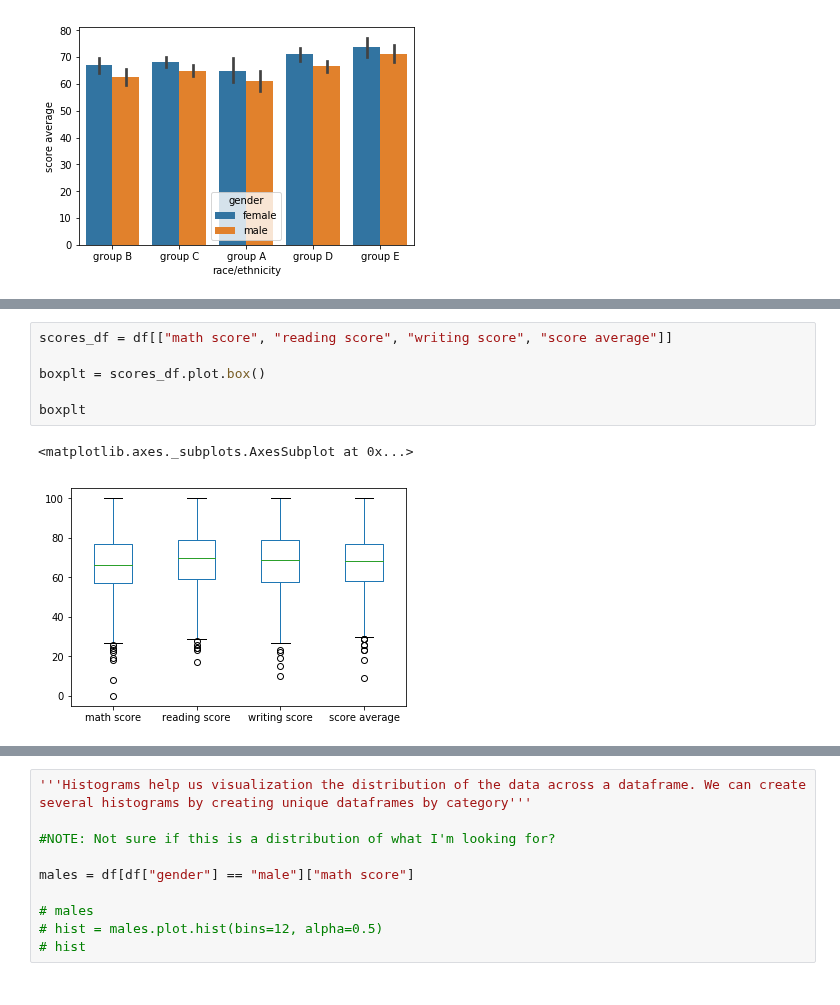
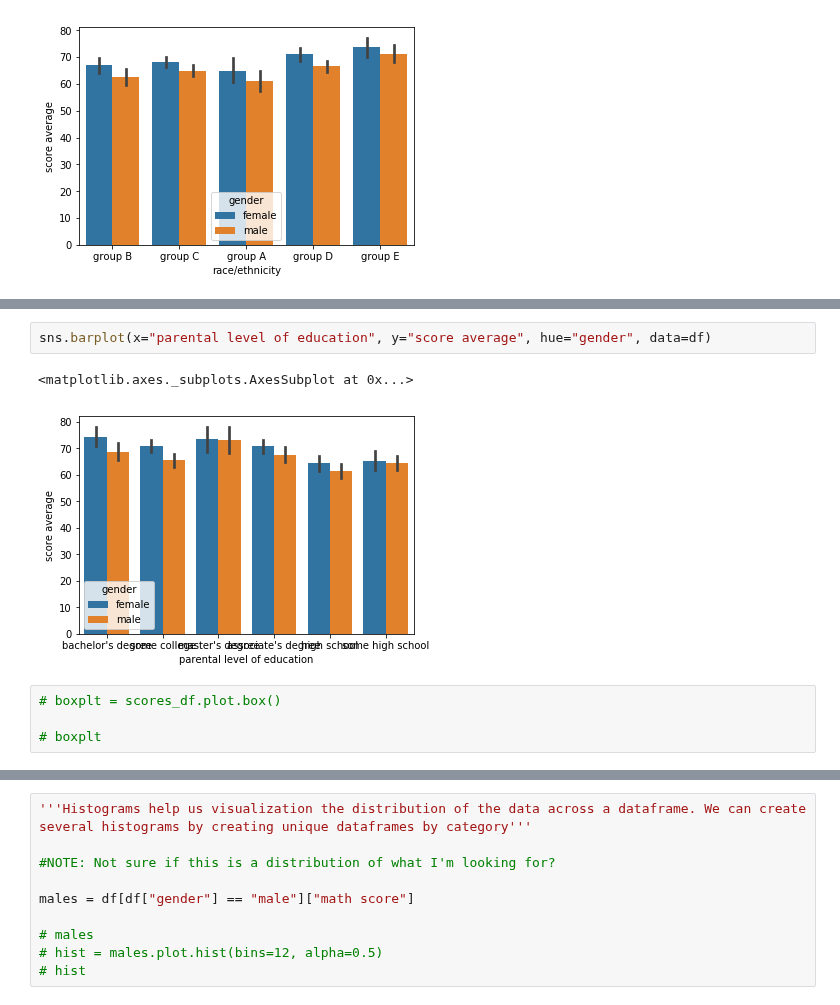
Before and after one commit to natepill/DS1.1, a Jupyter notebook: FinalProject/Students-Test-Performance-Notebook-FINAL.ipynb, the cells around one changed output, grey strips where cells are left out. Cells and saved outputs as stored; diff of their text form.

```diff
--- a/FinalProject/Students-Test-Performance-Notebook-FINAL.ipynb
+++ b/FinalProject/Students-Test-Performance-Notebook-FINAL.ipynb
@@ -115,9 +120,9 @@ sns.barplot(x="race/ethnicity", y="score average", hue="gender", data=df)
+# %%
+sns.barplot(x="parental level of education", y="score average", hue="gender", data=df)
+# %% [output]
+<matplotlib.axes._subplots.AxesSubplot at 0x...>
+[figure, added]
 # %%
-scores_df = df[["math score", "reading score", "writing score", "score average"]]
+# boxplt = scores_df.plot.box()
 
-boxplt = scores_df.plot.box()
-
-boxplt
+# boxplt
-# %% [output]
-<matplotlib.axes._subplots.AxesSubplot at 0x...>
-[figure, removed]
```
Also changed, not shown: parts of 10 cells of this notebook.
